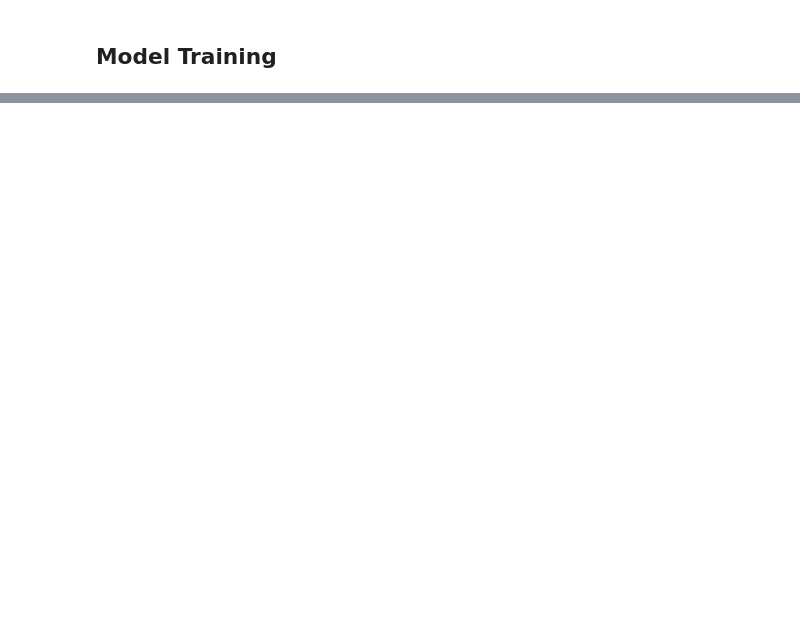
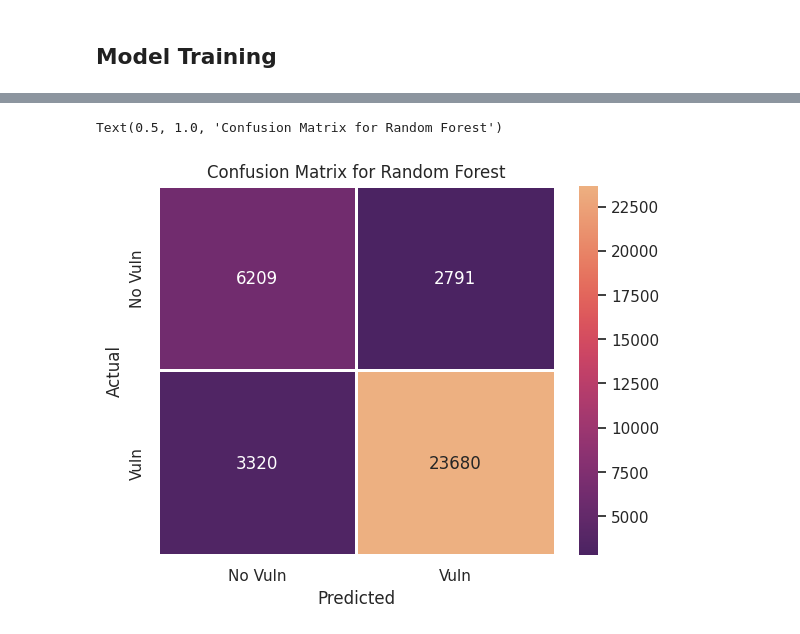
Before and after one commit to kde1704/CS5131, a Jupyter notebook: model.ipynb, the cells around one changed output, grey strips where cells are left out. Drawn from its saved outputs; the diff is of its cells as text; code cells hidden in the pictures; blank space fills up the shorter version.

```diff
--- a/model.ipynb
+++ b/model.ipynb
@@ -199,0 +443,17 @@ model.compile(optimizer='adam',
+# %%
+sns.set_theme()
+sns.heatmap(b_v,
+            linewidths=1,
+            annot=True,
+            fmt='g',
+            xticklabels=['No Vuln', 'Vuln'],
+            yticklabels=['No Vuln', 'Vuln'],
+            cmap='flare_r'
+)
+
+plt.xlabel('Predicted')
+plt.ylabel('Actual')
+plt.title('Confusion Matrix for Random Forest')
+# %% [output]
+Text(0.5, 1.0, 'Confusion Matrix for Random Forest')
+[figure, added]
```
Also changed, not shown: parts of 59 cells of this notebook, 2 other files.
